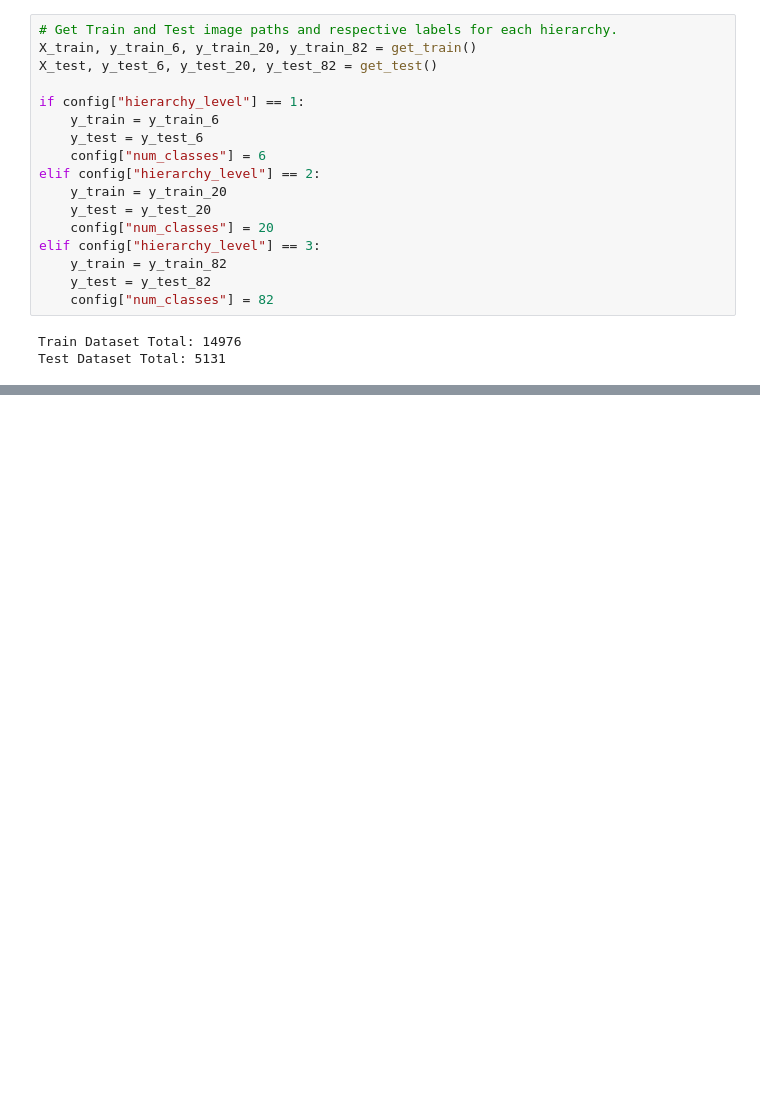
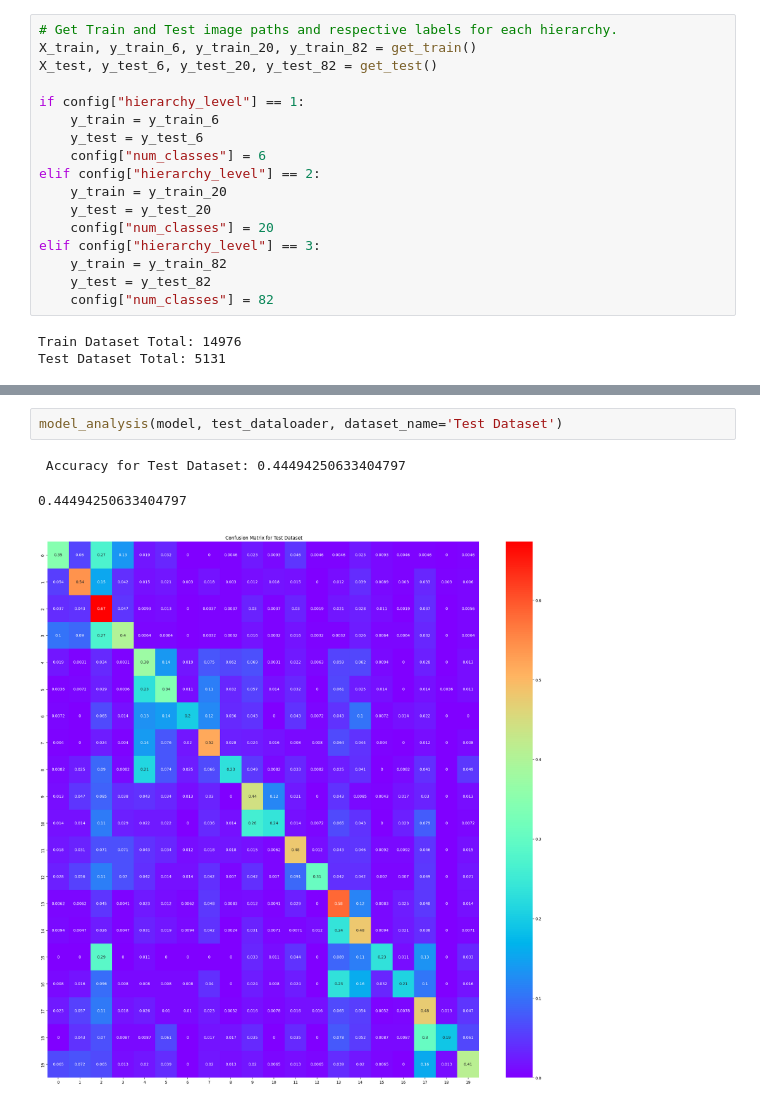
Before and after one commit to pipperv/yoga82-vit, a Jupyter notebook: test.ipynb, the cells around one changed output, grey strips where cells are left out. Drawn from its saved outputs; the diff is of its cells as text; blank space fills up the shorter version.

```diff
--- a/test.ipynb
+++ b/test.ipynb
@@ -156,0 +169,6 @@ model_analysis(model, train_dataloader, dataset_name='Train Dataset')
+# %%
+model_analysis(model, test_dataloader, dataset_name='Test Dataset')
+# %% [output]
+ Accuracy for Test Dataset: 0.44494250633404797
+0.44494250633404797
+[figure, added]
```
Also changed, not shown: parts of 10 cells of this notebook, 6 other files.
